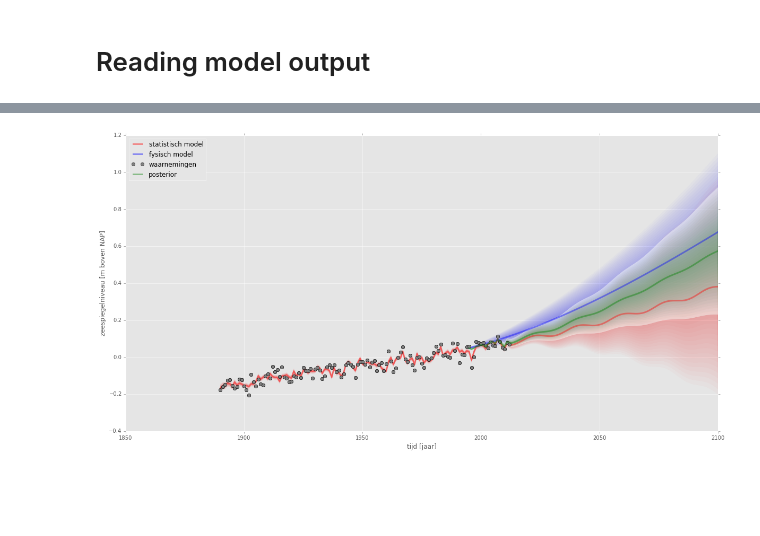
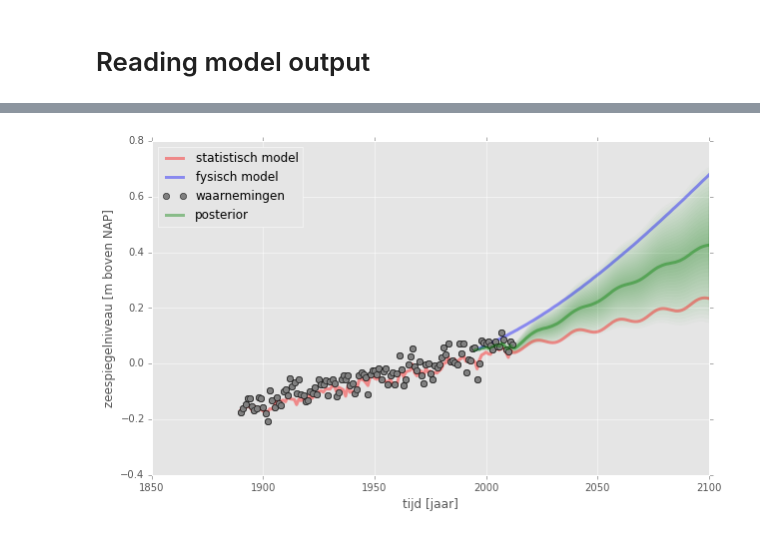
Before and after one commit to openearth/notebooks, a Jupyter notebook: modelaveraging.ipynb, the cells around one changed output, grey strips where cells are left out. Saved outputs shown, nothing was run; the diff lists cells and outputs as text; code cells hidden in the pictures; blank space fills up the shorter version.

```diff
--- a/modelaveraging.ipynb
+++ b/modelaveraging.ipynb
@@ -315,7 +296,7 @@ plt.savefig('hkv.pdf')
 # %%
 # now we can combine them
 # plot them in the same chart
-fig, ax = plt.subplots(figsize=(20,13))
+fig, ax = plt.subplots(figsize=(10,6))
 #ax.set_ylim(-0.2,0.2)
 #ax.set_xlim(1890,2020)
 ax.plot(hkv['year'], hkv['wlevl'], 'o', color='grey')
@@ -340,47 +321,55 @@ plt.savefig('knmi.pdf')
+# %%
+# merge and compute the posterior probability
+ci['fit'] = ci['fit_linear'] + ci['fit_loess']
+ci['se'] = (ci['upr_linear'] - ci['fit_linear'])/1.96
 # %%
 # merge and compute the posterior probability
-merged = pandas.merge(hkv[['year', 'wlevl', 'pred.clim.mean', 'pred.clim.se', 'pred.plim.mean', 'pred.plim.se']], knmi)
+ci['fit'] = (ci['fit_linear'] + ci['fit_loess'])/1000.0
+ci['se'] = ((ci['upr_linear'] - ci['fit_linear'])/1000.0  + (ci['upr_loess'] - ci['fit_loess'])/1000.0) /1.96 + se
+#plt.fill_between(ci['year'], ci['fit'] - ci['se']*1.96, ci['fit'] +ci['se']*1.96 )
+
+merged = pandas.merge(ci[['year', 'fit', 'se']], knmi)
 merged['mean.posterior'] = (
-    merged['pred.clim.se']**2 * merged['mean'] +
-    merged['std']**2 * merged['pred.clim.mean']
+    merged['se']**2 * merged['mean'] +
+    merged['std']**2 * merged['fit']
     ) / (
-    merged['pred.clim.se']**2 + merged['std']**2
+    merged['se']**2 + merged['std']**2
     )
-merged['sigma.posterior'] = (1/(1/merged['pred.clim.se']**2 + 1/merged['std']**2))**0.5
+merged['sigma.posterior'] = (1/(1/merged['se']**2 + 1/merged['std']**2))**0.5
 # %%
-fig, ax = plt.subplots(1,1, figsize=(20,10))
+fig, ax = plt.subplots(1,1, figsize=(10,6))
 ax.plot(hkv['year'], hkv['wlevl'], 'o', color='grey')
 
+#for i in np.linspace(0., 1.0, num=20):
+#    ax.fill_between(hkv['year'],
+#                     ci['fit_loess']/1000 + ci['fit_linear']/1000 + ((ci['lwr_linear']/1000) - (ci['fit_linear']/1000) )*i + ((ci['lwr_loess']/1000) - (ci['fit_loess']/1000) )*i - se*i*1.96 ,
+#                     ci['fit_loess']/1000 + ci['fit_linear']/1000 +((ci['upr_linear']/1000) - (ci['fit_linear']/1000) )*i + ((ci['upr_loess']/1000) - (ci['fit_loess']/1000) )*i + se*i*1.96,
+#                     color='red', alpha=0.02)
+
+ax.plot(hkv['year'], ci['fit_loess']/1000.0 + ci['fit_linear']/1000.0, color='red', label='statistisch model', linewidth=3, alpha=0.4)
+
+#for i in np.linspace(0.1, 1.96, num=20):
+#    ax.fill_between(
+#            knmi['year'],
+#            knmi['mean'] - knmi['std']*i,
+#            knmi['mean'] + knmi['std']*i ,
+#            alpha=0.02, color='blue' )
+
+ax.plot(knmi['year'], knmi['mean'], color='blue', label='fysisch model', linewidth=3, alpha=0.4)
+
 for i in np.linspace(0.1, 1.96, num=20):
-    ax.fill_between(
-            knmi['year'],
-            knmi['mean'] - knmi['std']*i,
-            knmi['mean'] + knmi['std']*i ,
-            alpha=0.02, color='blue' )
-    ax.fill_between(hkv['year'],
-                     hkv['pred.clim.mean'] - hkv['pred.clim.se'] * i ,
-                     hkv['pred.clim.mean'] + hkv['pred.clim.se'] * i, color='red', alpha=0.02)
-
-ax.plot(hkv['year'], hkv['pred.clim.mean'], color='red', label='statistisch model', linewidth=3, alpha=0.4)
-ax.plot(knmi['year'], knmi['mean'], color='blue', label='fysisch model', linewidth=3, alpha=0.4)
-ax.fill_between(merged['year'],
-                merged['mean.posterior'] - merged['sigma.posterior']* 1.96,
-                merged['mean.posterior'] + merged['sigma.posterior']* 1.96, alpha=0.5, color='white'
-                )
-for i in np.linspace(0.1, 1.96, num=20):
-
     ax.fill_between(merged['year'],
                     merged['mean.posterior'] - merged['sigma.posterior']* i,
                     merged['mean.posterior'] + merged['sigma.posterior']* i, alpha=0.02, color='green'
                     )
 
 ax.plot(hkv['year'], hkv['wlevl'], 'o', label='waarnemingen', color='grey')
 ax.plot(merged['year'], merged['mean.posterior'], 'g-', label='posterior', linewidth=3, alpha=0.4)
 
 ax.set_xlabel('tijd [jaar]')
 ax.set_ylabel('zeespiegelniveau [m boven NAP]')
 ax.legend(loc='upper left')
 #axes[1].plot(hkv['year'], hkv['speed'])
 plt.savefig('merged.pdf')
 # %% [output]
-[figure, old version]
+[figure, new version]
```
Also changed, not shown: parts of 20 cells of this notebook.
